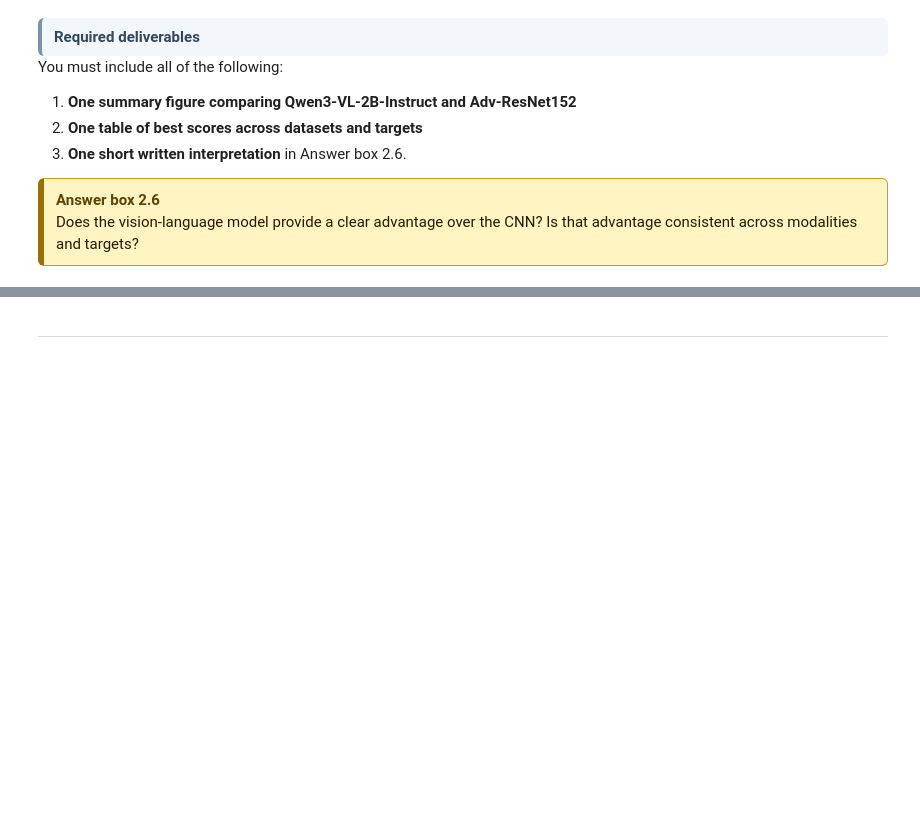
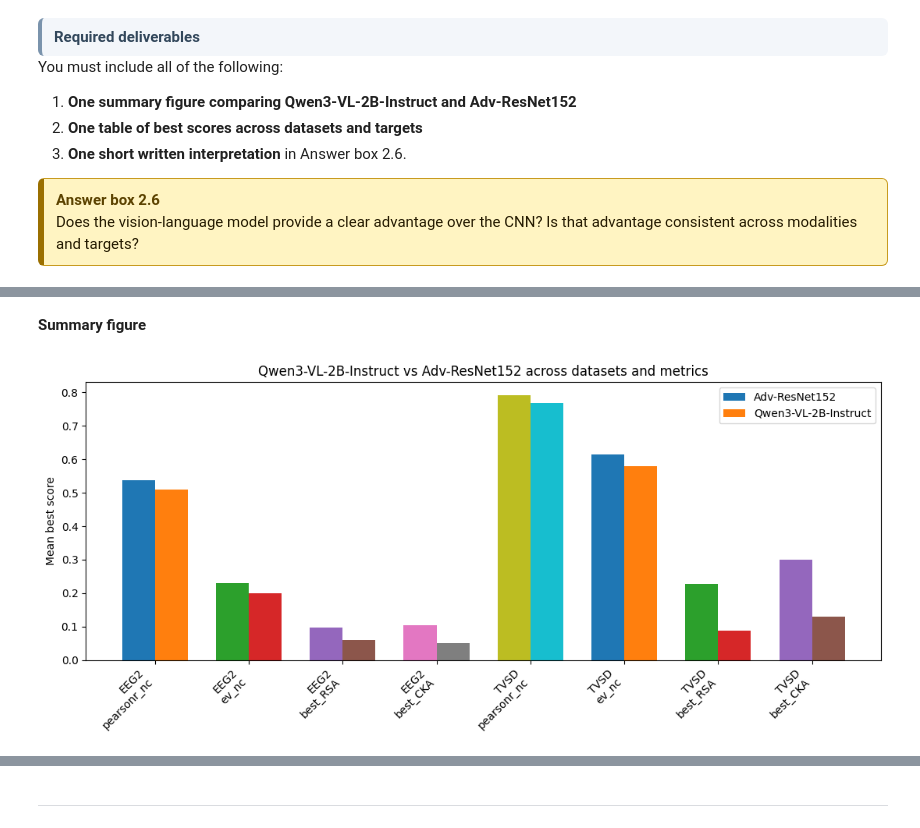
Before and after one commit to martiiiina/NX-414, a Jupyter notebook: project/nx414_project_2026 (3).ipynb, the cells around one changed output, grey strips where cells are left out. Drawn from its saved outputs; the diff is of its cells as text; code cells hidden in the pictures; blank space fills up the shorter version.

```diff
--- a/project/nx414_project_2026 (3).ipynb
+++ b/project/nx414_project_2026 (3).ipynb
@@ -3986,0 +3814,12 @@ print("2.7 results saved.")
+# %%
+best_scores_27 = (
+    pred_best_27[
+        ["dataset", "target", "model", "best_predictive_layer", "pearsonr_nc", "ev_nc"]
+    ]
+    .merge(rsa_best_27, on=["dataset", "target", "model"], how="inner")
+    .merge(cka_best_27, on=["dataset", "target", "model"], how="inner")
+    .sort_values(["dataset", "target", "model"])
+    .reset_index(drop=True)
+)
+
+display(best_scores_27)
@@ -3986,0 +3855,59 @@ print("2.7 results saved.")
+# %% [markdown]
+**Summary figure**
+# %%
+summary_for_plot_27 = (
+    best_scores_27
+    .groupby(["dataset", "model"], as_index=False)[
+        ["pearsonr_nc", "ev_nc", "best_RSA", "best_CKA"]
+    ]
+    .mean()
+)
+
+plot_df_27 = summary_for_plot_27.melt(
+    id_vars=["dataset", "model"],
+    value_vars=["pearsonr_nc", "ev_nc", "best_RSA", "best_CKA"],
+    var_name="metric",
+    value_name="score"
+)
+
+models = ["Adv-ResNet152", "Qwen3-VL-2B-Instruct"]
+datasets = ["EEG2", "TVSD"]
+metrics = ["pearsonr_nc", "ev_nc", "best_RSA", "best_CKA"]
+
+fig, ax = plt.subplots(figsize=(11, 5))
+
+width = 0.35
+x_positions = []
+x_labels = []
+pos = 0
+
+for ds in datasets:
+    for metric in metrics:
+        for i, model in enumerate(models):
+            score = plot_df_27[
+                (plot_df_27["dataset"] == ds) &
+                (plot_df_27["metric"] == metric) &
+                (plot_df_27["model"] == model)
+            ]["score"].values
+
+            if len(score) > 0:
+                ax.bar(
+                    pos + (i - 0.5) * width,
+                    score[0],
+                    width,
+                    label=model if pos == 0 else ""
+                )
+
+        x_positions.append(pos)
+        x_labels.append(f"{ds}\n{metric}")
+        pos += 1
+
+ax.set_xticks(x_positions)
+ax.set_xticklabels(x_labels, rotation=45, ha="right")
+ax.set_ylabel("Mean best score")
+ax.set_title("Qwen3-VL-2B-Instruct vs Adv-ResNet152 across datasets and metrics")
+ax.legend()
+plt.tight_layout()
+plt.show()
+# %% [output]
+[figure, added]
```
Also changed, not shown: parts of 25 cells of this notebook, 1 other file.
